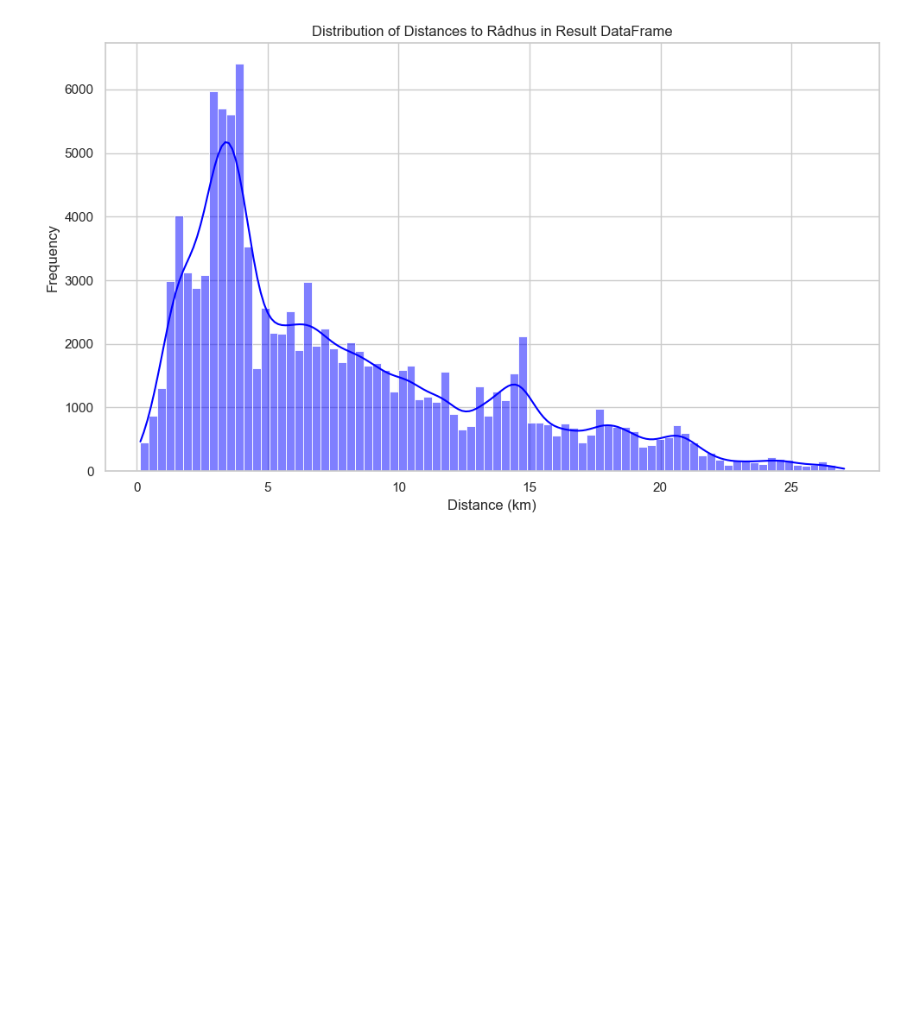
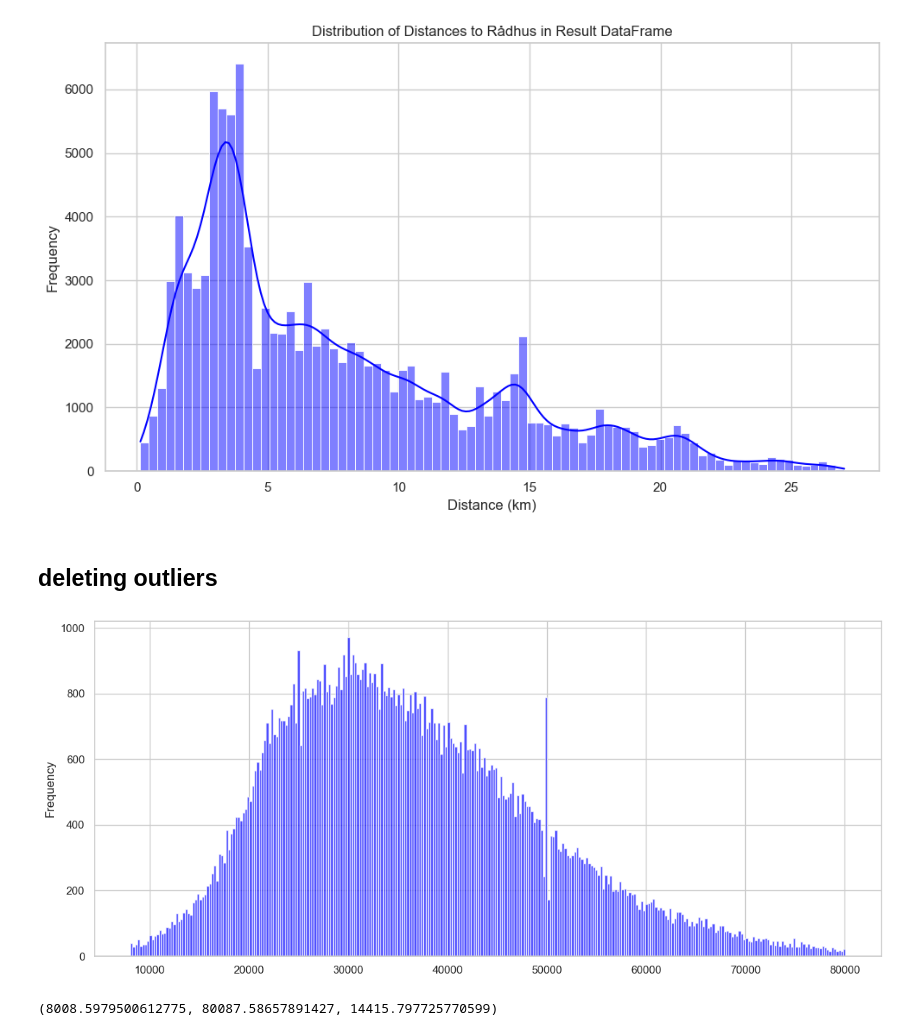
Before and after one commit to qmh341/BA-Project, a Jupyter notebook: Databehandling/Databehandling-Ny.ipynb, the cells around one changed output. Saved outputs shown, nothing was run; the diff lists cells and outputs as text; code cells hidden in the pictures; blank space fills up the shorter version.

```diff
--- a/Databehandling/Databehandling-Ny.ipynb
+++ b/Databehandling/Databehandling-Ny.ipynb
@@ -300,6 +300,12 @@ df_info['Date'] = pd.to_datetime(df_info['Date'], errors='coerce')
 # print(df_borders['Date'].dtype)
 # print(df_info['Date'].dtype)
 
+# Update the cols_to_use list to ensure it doesn't include 'Date' if it's in df_info and also needed for the join
+cols_to_use = df_info.columns.difference(df_borders.columns).tolist() + ['URL', 'Date']  # include the join keys
+
+# Ensure 'Date' is not duplicated in cols_to_use if it's already in df_borders
+cols_to_use = list(set(cols_to_use))
+
 # Assuming cols_to_use has been defined correctly without 'Date' being duplicated
 result_df = pd.merge(df_borders, df_info[cols_to_use], on=['URL', 'Date'], how='left')
 
@@ -337,3 +359,39 @@ plt.tight_layout()
 plt.show()
 # %% [output]
 [figure]
+# %% [markdown]
+## deleting outliers
+# %%
+result_df
+mean = result_df['Price_per_kvdm'].mean()
+std = result_df['Price_per_kvdm'].std()
+# Define cutoffs
+lower_bound = mean - 2 * std
+upper_bound = mean + 3 * std
+
+result_df = result_df[result_df['Price_per_kvdm'] >= lower_bound]
+result_df = result_df[result_df['Price_per_kvdm'] <= upper_bound]
+# %%
+# result_df
+plt.figure(figsize=(14, 6))  # Width is 12 inches and height is 6 inches
+# Plotting a histogram
+plt.hist(result_df['Price_per_kvdm'], bins=300, color='blue', alpha=0.7) #, range=(0, 20000))
+# plt.title('Distribution of Natural Log Price per kvdm')
+# plt.xlabel('Natural Log Price per kvdm')
+plt.ylabel('Frequency')
+plt.grid(True)
+plt.show()
+# %% [output]
+[figure, added]
+# %%
+# result_df
+mean = result_df['Price_per_kvdm'].mean()
+std = result_df['Price_per_kvdm'].std()
+
+# Define cutoffs
+lower_bound = mean - 2 * std
+upper_bound = mean + 3 * std
+
+lower_bound, upper_bound, std
+# %% [output]
+(8008.5979500612775, 80087.58657891427, 14415.797725770599)
```
Also changed, not shown: parts of 2 cells of this notebook, 2 other files.
